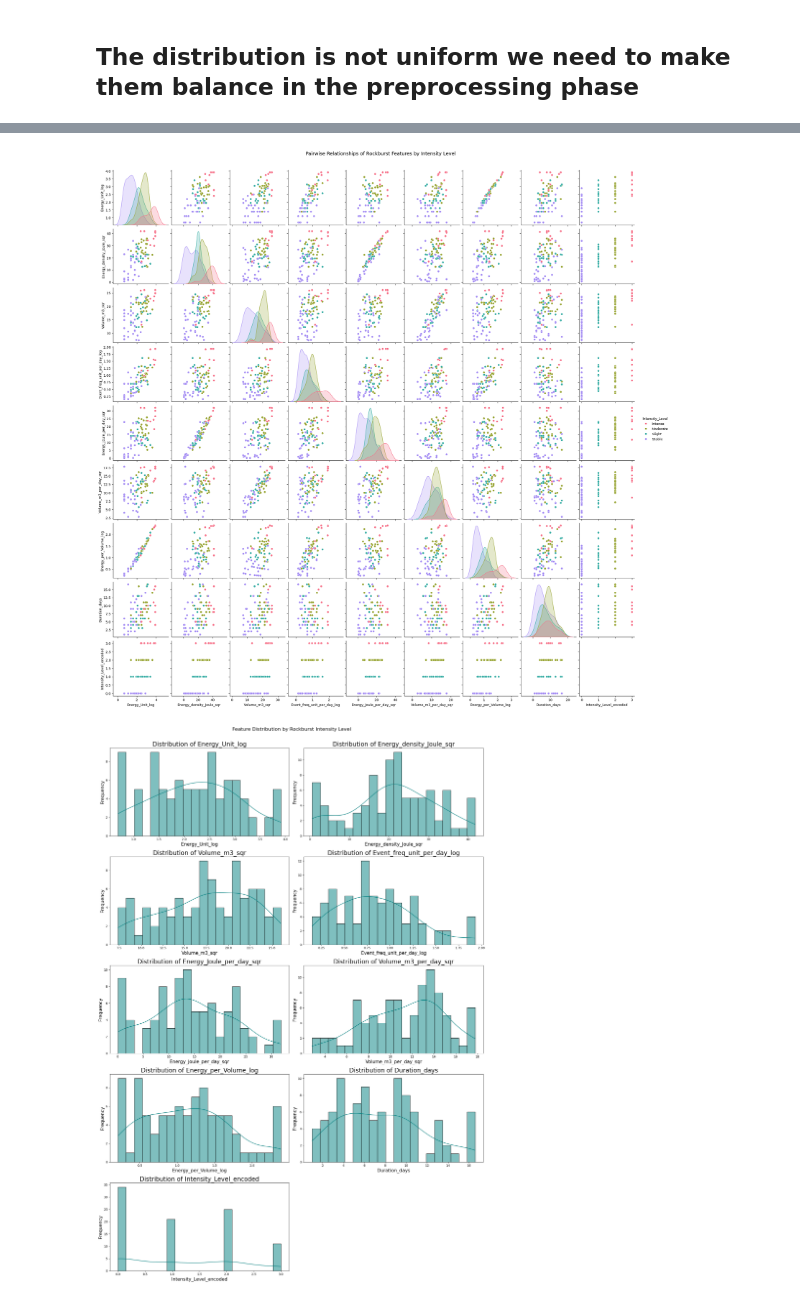
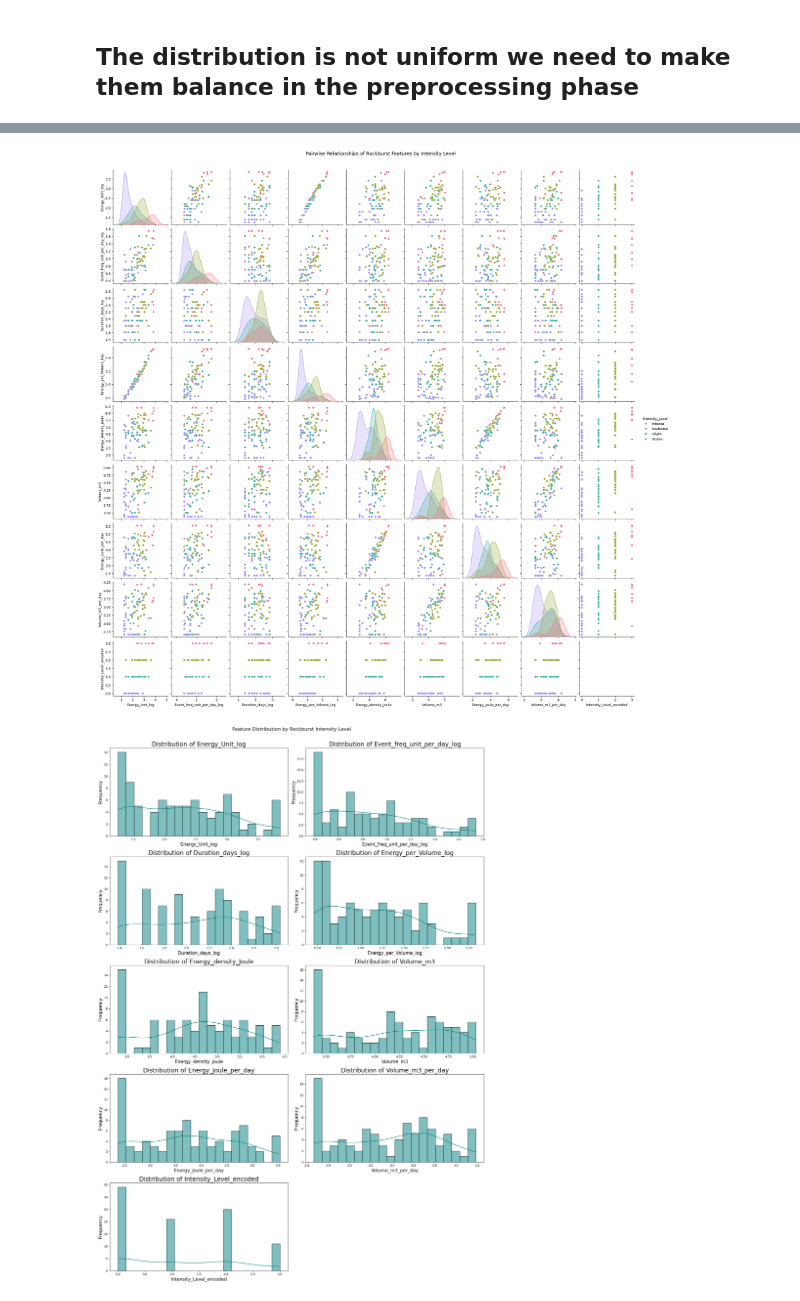
Before and after one commit to aliirshad3098/RockBurst_Prediction_In_Tunnel, a Jupyter notebook: Visualization.ipynb, the cells around one changed output, grey strips where cells are left out. Cells and saved outputs as stored; diff of their text form; code cells hidden in the pictures.

```diff
--- a/Visualization.ipynb
+++ b/Visualization.ipynb
@@ -321,7 +321,7 @@ def draw_graphs(feature, message):
 # Features to process
 features = df.columns.drop(["Intensity_Level_encoded","Intensity_Level"])
 new_features = []
-
+cols=[]
 # Loop for each feature
 for feature in features:
     sk = draw_graphs(feature, "Before Processed")  # draw before transformation
@@ -338,6 +338,7 @@ for feature in features:
 
     else:
         print(f"No transformation applied on {feature}")
+        cols.append(f"{feature}")
         continue
 
     # Show after transformation
@@ -345,4 +346,7 @@ for feature in features:
     draw_graphs(new_feature, "After Processed")
 
 print("Newly created features:", new_features)
+for feature in cols:
+    new_features.append(feature)
+print("New Features Selected :", new_features)
 # %% [output]
@@ -365,3 +370,6 @@ Skewness of Volume_m3_sqr After Processed: -0.306
+# %%
+cols_to_keep = new_features + ["Intensity_Level_encoded", "Intensity_Level"]
+df = df[cols_to_keep]
 # %% [markdown]
 # PREPROCESSING IS DONE HERE NOW PERFORM EDA
 # %%
@@ -422,6 +415,5 @@ features=['Energy_Unit_log',
 # %%
-
-n_features = len(features)
+n_features = len(new_features)
 
 # Grid layout: 3 columns (adjust as needed)
 n_cols = 2
@@ -430,7 +422,7 @@ n_rows = (n_features + n_cols - 1) // n_cols
 fig, axes = plt.subplots(n_rows, n_cols, figsize=(18, n_rows * 5))
 axes = axes.flatten()
 
-for i, feature in enumerate(features):
+for i, feature in enumerate(new_features):
     sns.boxplot(x='Intensity_Level', y=feature, data=df, palette='Set1', ax=axes[i],hue="Intensity_Level",legend=False)
     axes[i].set_title(f"{feature} by Intensity Level", fontsize=10)
     axes[i].set_xlabel("Intensity Level")
@@ -458,7 +450,6 @@ plt.show()
 # %%
-
 # Create the pairplot
-plot = sns.pairplot(df, vars=features, hue='Intensity_Level', palette='husl')
+plot = sns.pairplot(df, vars=new_features, hue='Intensity_Level', palette='husl')
 
 # Add a super title
 plot.fig.suptitle("Pairwise Relationships of Rockburst Features by Intensity Level",
@@ -466,31 +457,31 @@ plot.fig.suptitle("Pairwise Relationships of Rockburst Features by Intensity Lev
 
 plt.show()
 # %% [output]
-[figure, old version]
+[figure, new version]
 # %%
-n_features = len(features)
+n_features = len(new_features)
 # Grid layout
 n_cols = 2
 n_rows = (n_features + n_cols - 1) // n_cols
 
 fig, axes = plt.subplots(n_rows, n_cols, figsize=(18, n_rows * 5))
 axes = axes.flatten()
 
-for i, feature in enumerate(features):
+for i, feature in enumerate(new_features):
     sns.histplot(df[feature], kde=True, bins=20, color='teal', ax=axes[i])
     axes[i].set_title(f"Distribution of {feature}", fontsize=20)
     axes[i].set_xlabel(feature,fontsize=15)
     axes[i].set_ylabel("Frequency",fontsize=15)
 
 # Remove any unused subplots
 for j in range(i + 1, len(axes)):
     fig.delaxes(axes[j])
 
 plt.tight_layout()
 plt.suptitle("Feature Distribution by Rockburst Intensity Level", fontsize=16, y=1.02)
 plt.show()
 # %% [output]
-[figure, old version]
+[figure, new version]
 # %%
 # Saving the df
 df.to_csv('Data/Preprocessed/Rockburst_in_Tunnel_V2.csv', index=False)
```
Also changed, not shown: parts of 7 cells of this notebook.
